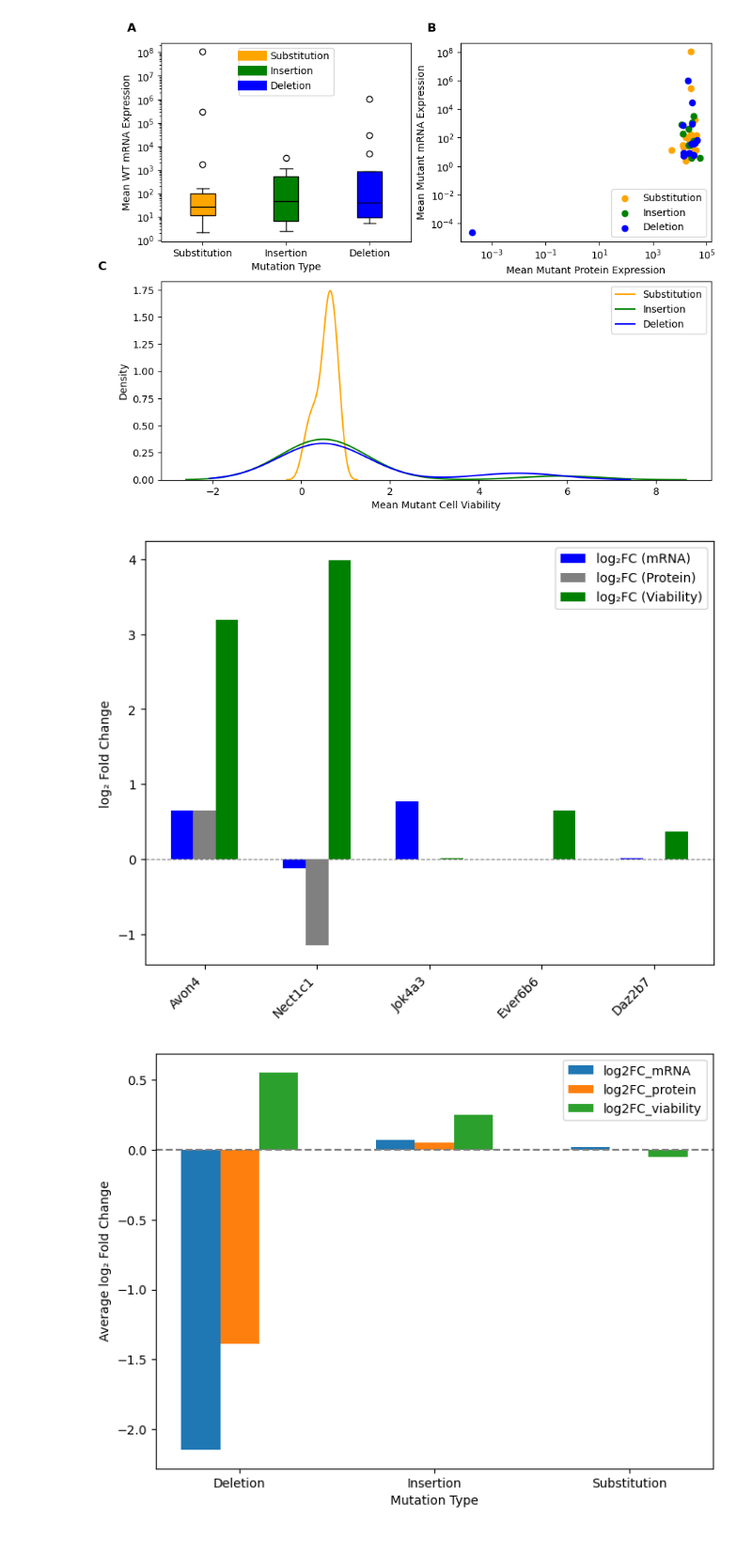
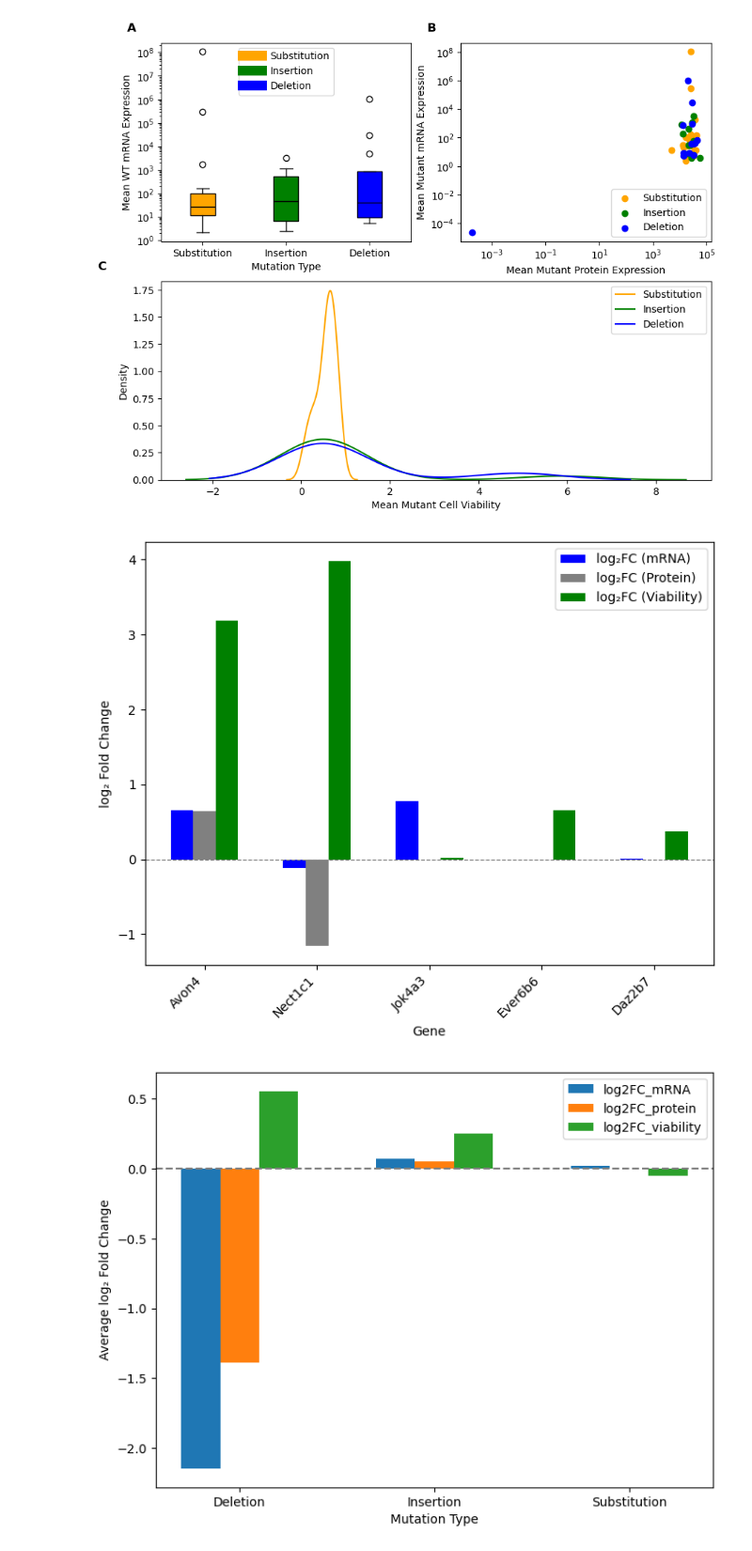
Before and after one commit to eileencalantz/BioComp-Report, a Jupyter notebook: Report 2.ipynb, the cells around one changed output. Shown: that part at 94% size. Cells and saved outputs as stored; diff of their text form; code cells hidden in the pictures.

Commit message:
Add x-label on Top 5 gene plot

```diff
--- a/Report 2.ipynb
+++ b/Report 2.ipynb
@@ -213,26 +213,27 @@ top5_genes = df.sort_values("composite_score", ascending=False).head(5)
 # %%
 # --- Creating a Grouped barplot based on log2FC for top 5 genes ---
 top_genes = df.sort_values("composite_score", ascending=False).head(5)
 
 metrics = ["log2FC_mRNA", "log2FC_protein", "log2FC_viability"]
 labels = ["log₂FC (mRNA)", "log₂FC (Protein)", "log₂FC (Viability)"]
 colors = ["blue", "gray", "green"]
 
 x = np.arange(len(top_genes))
 width = 0.2
 
 fig, ax = plt.subplots(figsize=(8, 6))
 for i, (metric, label, color) in enumerate(zip(metrics, labels, colors)):
     ax.bar(x + i*width - width, top_genes[metric], width, label=label, color=color)
 
 ax.set_xticks(x)
 ax.set_xticklabels(top_genes["Gene"], rotation=45, ha="right")
 ax.set_ylabel("log₂ Fold Change")
+ax.set_xlabel("Gene")
 ax.axhline(0, color='gray', linestyle='--', linewidth=0.8)
 ax.legend()
 plt.show()
 # %% [output]
-[figure, old version]
+[figure, new version]
 # %%
 # --- Created a Bar plot for effect of mutation type on expression & viability based on log2 fold change ---
 grouped_means = df.groupby("Mutation_Type")[["log2FC_mRNA", "log2FC_protein", "log2FC_viability"]].mean()
```
